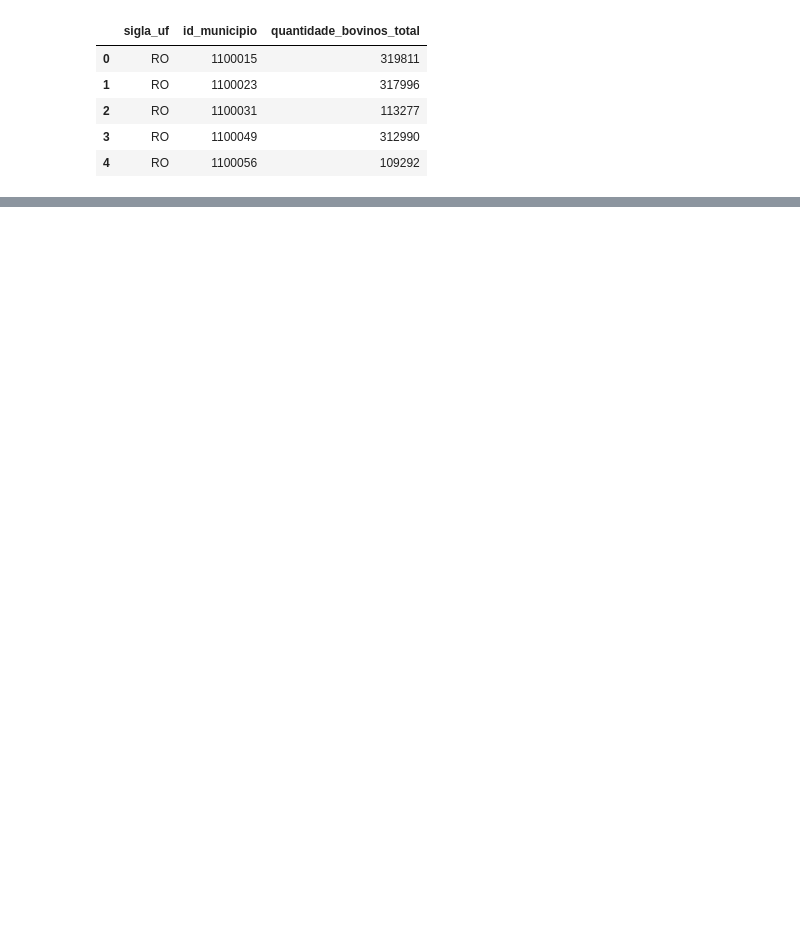
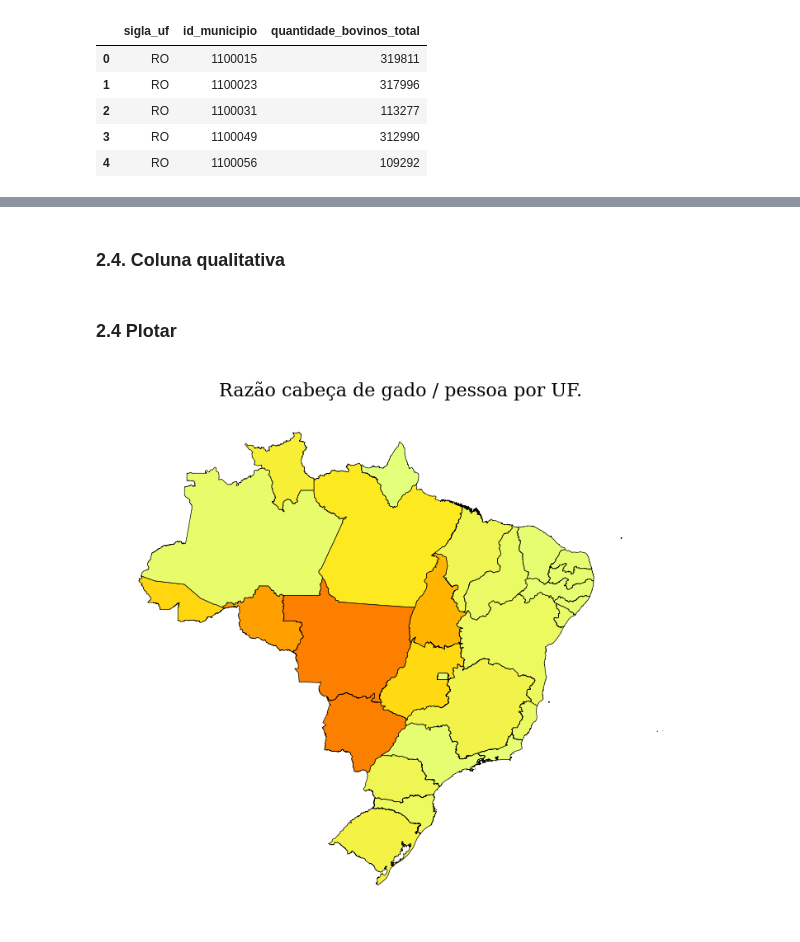
Before and after one commit to Data-Aqa/marketing, a Jupyter notebook: CuriosiDados/rebanhos_vs_populacao/rebanhos_vs_pop.ipynb, the cells around one changed output, grey strips where cells are left out. Saved outputs shown, nothing was run; the diff lists cells and outputs as text; code cells hidden in the pictures; blank space fills up the shorter version.

Commit message:
razao rebanho/populacao

```diff
--- a/CuriosiDados/rebanhos_vs_populacao/rebanhos_vs_pop.ipynb
+++ b/CuriosiDados/rebanhos_vs_populacao/rebanhos_vs_pop.ipynb
@@ -25,0 +152,2 @@ reb.head()
+# %%
+df_agrupado['razao'] = df_agrupado['quantidade_bovinos_total'] / df_agrupado['populacao']
@@ -25,0 +178,2 @@ reb.head()
+# %%
+geom = geobr.read_state()
@@ -25,0 +202,7 @@ reb.head()
+# %%
+# Compatibilizando nome das colunas para o merge
+geom = geom.rename(columns = {'abbrev_state':'sigla_uf'})
+
+# Dropando colunas
+drop = ['code_state', 'name_state', 'code_region', 'name_region']
+geom.drop(drop, axis = 1, inplace = True)
@@ -25,0 +231,2 @@ reb.head()
+# %%
+plot_df = pd.merge(geom, df_agrupado[['sigla_uf', 'razao']], on = 'sigla_uf')
@@ -25,0 +253,29 @@ reb.head()
+# %% [markdown]
+### 2.4. Coluna qualitativa
+# %% [markdown]
+### 2.4 Plotar
+# %%
+# configurando fontes do mapa
+plt.rcParams['font.family'] = 'serif'
+
+# Figura e Axes
+fig, ax = plt.subplots(figsize=(5, 4), dpi=200)
+
+# plotando
+plot_df.plot(column = 'razao',
+             cmap = 'Wistia',
+             lw = .25,
+             ec = 'k',
+             ax = ax)
+
+# desativando eixos
+ax.set_axis_off()
+
+# título
+ax.set_title('Razão cabeça de gado / pessoa por UF.', fontsize = 8)
+
+
+
+plt.show()
+# %% [output]
+[figure, added]
```
Also changed, not shown: parts of 31 cells of this notebook, 1 other file.
